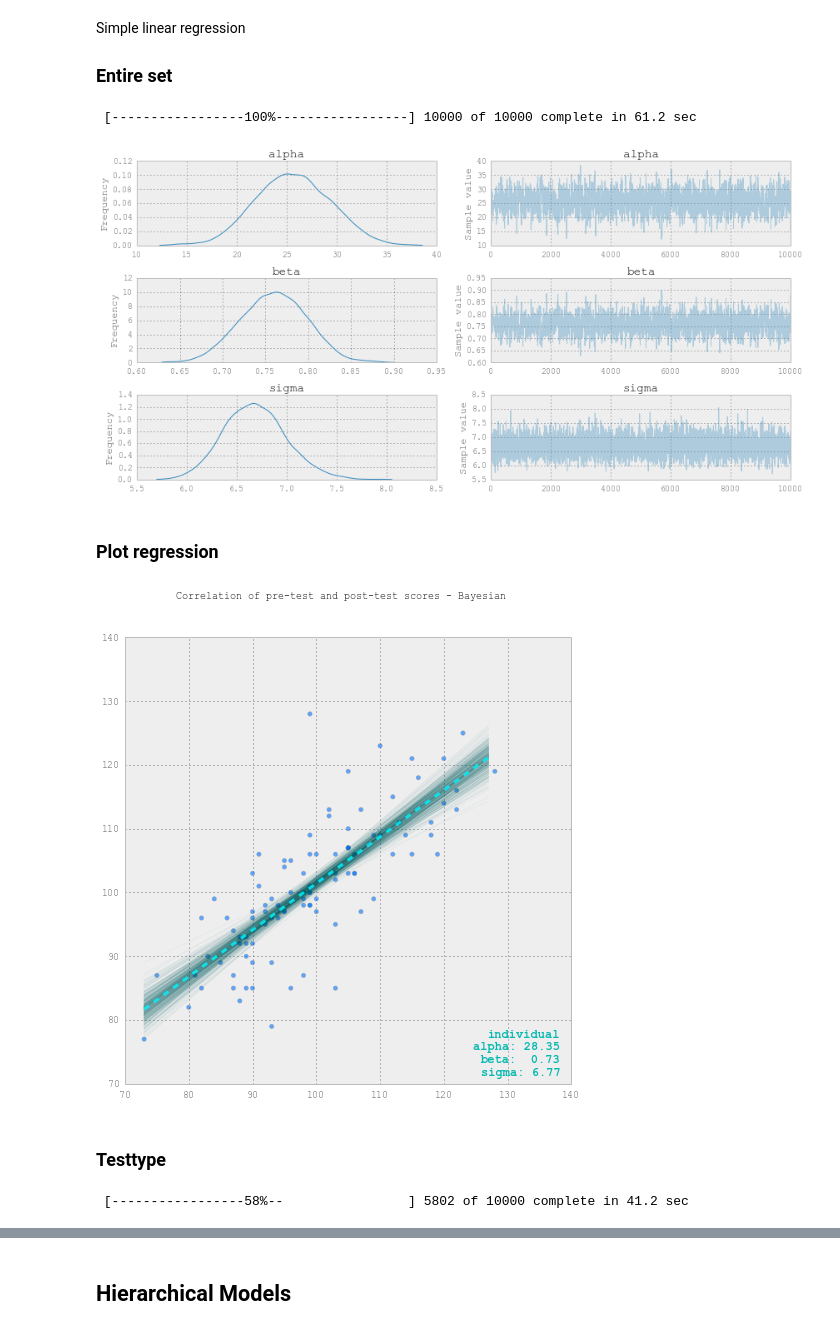
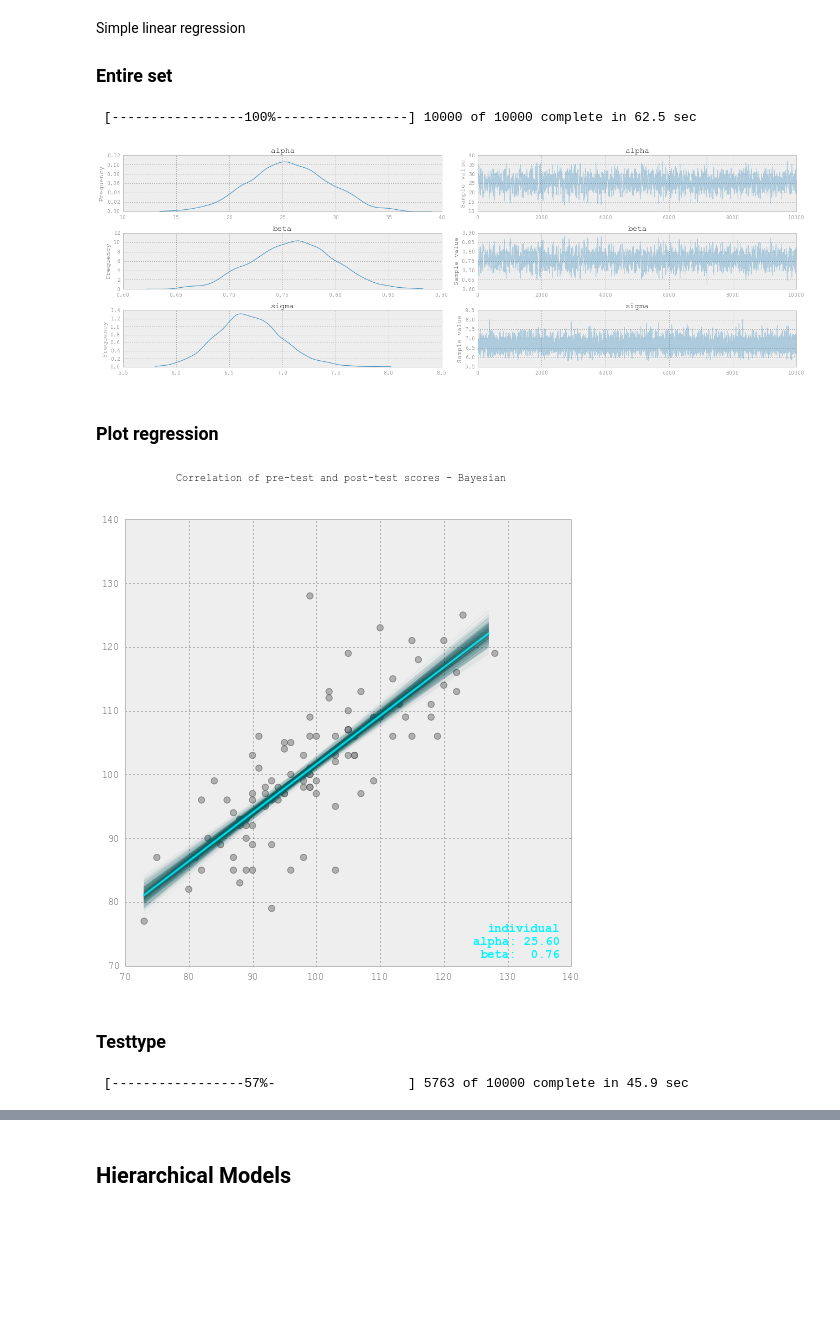
Before and after one commit to tcarnus/suas_literacy, a Jupyter notebook: 02_InitialExploration.ipynb, the cells around one changed output, grey strips where cells are left out. Cells and saved outputs as stored; diff of their text form; code cells hidden in the pictures; blank space fills up the shorter version.

Commit message:
refactored plotting code

```diff
--- a/02_InitialExploration.ipynb
+++ b/02_InitialExploration.ipynb
@@ -164,28 +164,28 @@ Simple linear regression
 # %%
 ## try unpooled model first for all
 
 x = df['staard_score_pre']
 y = df['staard_score_post']
 
 with pm.Model() as individual_model:
 
     # priors for intercept, slope and precision - all uninformative
     alpha = pm.Normal('alpha', mu=0, sd=100**2)
     beta = pm.Normal('beta', mu=0, sd=100**2)
     sigma = pm.Uniform('sigma', lower=0, upper=100)
 
     # Linear model
     y_est = alpha + beta * x
 
     # Data likelihood
     likelihood = pm.Normal('event like', mu=y_est, sd=sigma, observed=y)
 
     # keep trace
     traces = pm.sample(10000, step=pm.NUTS(), start=pm.find_MAP(), progressbar=True)
 
-    pm.traceplot(traces)
+    pm.traceplot(traces,figsize=(18,2*3))
 # %% [output]
- [-----------------100%-----------------] 10000 of 10000 complete in 61.2 sec
+ [-----------------100%-----------------] 10000 of 10000 complete in 62.5 sec
-[figure, old version]
+[figure, new version]
 # %% [markdown]
 ### Plot regression
@@ -192,37 +234,19 @@ with pm.Model() as individual_model:
 # %%
 ## quick plot of regression (all)
 
-def plot_reg(sp, alpha, beta, sigma, xlims, maxlike=False):
-    x = np.arange(xlims[0], xlims[1])
-    y_est = eval('{} + {}*x'.format(alpha, beta))
-    if maxlike:
-        sp.plot(x, y_est, linewidth=3, linestyle='dashed', color='#00F5FF', alpha=0.8)
-        sp.annotate('{}\nalpha: {:.2f}\nbeta:  {:.2f}\nsigma: {:.2f}'.format(
-                    'individual',alpha, beta, sigma)
-                ,xy=(1,0),xycoords='axes fraction',xytext=(-12,6),textcoords='offset points'
-                ,color='#05B9B0',weight='bold',size=12,ha='right',va='bottom') # #FF5800
-    else:
-        sp.plot(x, y_est, color='#006266', alpha=0.04)
-
-cm_cmap = cm.get_cmap('hsv')
+cm_cmap = cm.get_cmap('Greys')
 fig, axes1d = plt.subplots(nrows=1, ncols=1, sharex=True, figsize=(8,8))
 fig.subplots_adjust(wspace=0.2)
 fig.suptitle('Correlation of pre-test and post-test scores - Bayesian')
+sp = axes1d
+clr = cm_cmap(0.5)
 
-sp = axes1d
-clr = cm_cmap(0.6)
-sp.scatter(x=x,y=y,color=clr,alpha=0.6,edgecolor='#999999')
-
-for i in xrange(1000,5000,10):
-    point = traces.point(i)
-    plot_reg(sp, point['alpha'], point['beta'], point['sigma'], xlims=[x.min(),x.max()])
-
-plot_reg(sp, traces['alpha'].mean(), traces['beta'].mean(), traces['sigma'].mean()
-     ,xlims=[x.min(),x.max()],maxlike=True)
-
-#plt.show()
+# datapoints
+sp.scatter(x=x,y=y,s=40,color=clr,alpha=0.7,edgecolor='#333333')
+# regression fit
+plot_reg(sp,traces,x)
 # %% [output]
-[figure, old version]
+[figure, new version]
 # %% [markdown]
 ### Testtype
 # %%
@@ -232,7 +256,7 @@ unqvals = np.unique(df.index.get_level_values('test').tolist())
 traces_unpooled = {}
 max_iter_unpooled = 10000
 
-for testtype in unqvals_tests:
+for testtype in unqvals:
 
     x = df.query('test=="{}"'.format(testtype))['staard_score_pre']
     y = df.query('test=="{}"'.format(testtype))['staard_score_post']
@@ -254,7 +278,7 @@ for testtype in unqvals_tests:
         traces_unpooled[testtype] = pm.sample(max_iter_unpooled, step=pm.NUTS()
                                               ,start=pm.find_MAP() ,progressbar=True)
 # %% [output]
- [-----------------58%--                ] 5802 of 10000 complete in 41.2 sec
+ [-----------------57%-                 ] 5763 of 10000 complete in 45.9 sec
 # %%
 burn_in_unpooled = 2000
 
```
Also changed, not shown: parts of 5 cells of this notebook, 3 other files.
